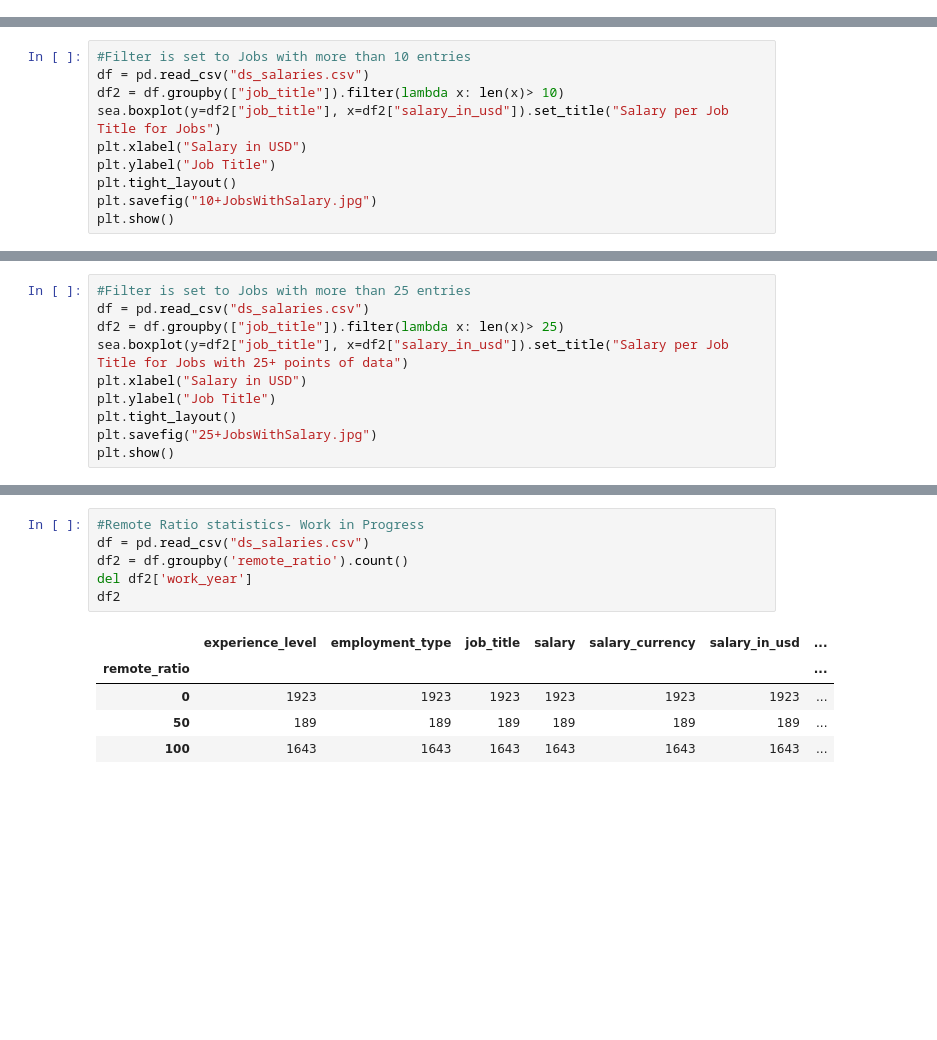
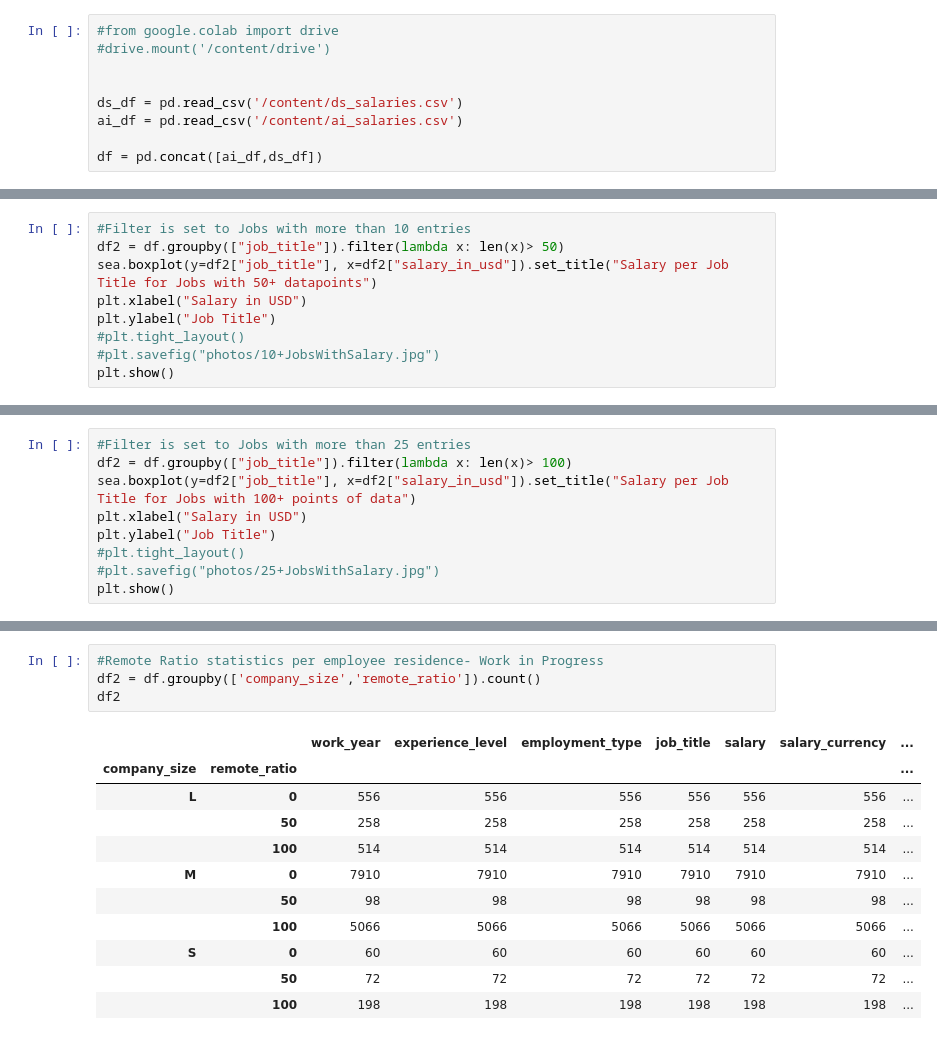
Before and after one commit to kn33hit/finalprj631, a Jupyter notebook: cleanScript.ipynb, the cells around one changed output, grey strips where cells are left out. Drawn from its saved outputs; the diff is of its cells as text; blank space fills up the shorter version.

```diff
--- a/cleanScript.ipynb
+++ b/cleanScript.ipynb
@@ -32,0 +26,9 @@ import dataframe_image as dfi
+# %%
+#from google.colab import drive
+#drive.mount('/content/drive')
+
+
+ds_df = pd.read_csv('/content/ds_salaries.csv')
+ai_df = pd.read_csv('/content/ai_salaries.csv')
+
+df = pd.concat([ai_df,ds_df])
@@ -33,11 +51,10 @@ import dataframe_image as dfi
 # %%
 #Filter is set to Jobs with more than 10 entries
-df = pd.read_csv("ds_salaries.csv")
-df2 = df.groupby(["job_title"]).filter(lambda x: len(x)> 10)
-sea.boxplot(y=df2["job_title"], x=df2["salary_in_usd"]).set_title("Salary per Job Title for Jobs")
+df2 = df.groupby(["job_title"]).filter(lambda x: len(x)> 50)
+sea.boxplot(y=df2["job_title"], x=df2["salary_in_usd"]).set_title("Salary per Job Title for Jobs with 50+ datapoints")
 plt.xlabel("Salary in USD")
 plt.ylabel("Job Title")
-plt.tight_layout()
-plt.savefig("10+JobsWithSalary.jpg")
+#plt.tight_layout()
+#plt.savefig("photos/10+JobsWithSalary.jpg")
 plt.show()
 # %% [output]
@@ -45,11 +62,10 @@ plt.show()
 # %%
 #Filter is set to Jobs with more than 25 entries
-df = pd.read_csv("ds_salaries.csv")
-df2 = df.groupby(["job_title"]).filter(lambda x: len(x)> 25)
-sea.boxplot(y=df2["job_title"], x=df2["salary_in_usd"]).set_title("Salary per Job Title for Jobs with 25+ points of data")
+df2 = df.groupby(["job_title"]).filter(lambda x: len(x)> 100)
+sea.boxplot(y=df2["job_title"], x=df2["salary_in_usd"]).set_title("Salary per Job Title for Jobs with 100+ points of data")
 plt.xlabel("Salary in USD")
 plt.ylabel("Job Title")
-plt.tight_layout()
-plt.savefig("25+JobsWithSalary.jpg")
+#plt.tight_layout()
+#plt.savefig("photos/25+JobsWithSalary.jpg")
 plt.show()
 # %% [output]
@@ -57,12 +177,16 @@ plt.show()
 # %%
-#Remote Ratio statistics- Work in Progress
-df = pd.read_csv("ds_salaries.csv")
-df2 = df.groupby('remote_ratio').count()
-del df2['work_year']
+#Remote Ratio statistics per employee residence- Work in Progress
+df2 = df.groupby(['company_size','remote_ratio']).count()
 df2
 # %% [output]
-|  | experience_level | employment_type | job_title | salary | salary_currency | salary_in_usd | ... |
-| remote_ratio |  |  |  |  |  |  | ... |
-| 0 | 1923 | 1923 | 1923 | 1923 | 1923 | 1923 | ... |
-| 50 | 189 | 189 | 189 | 189 | 189 | 189 | ... |
-| 100 | 1643 | 1643 | 1643 | 1643 | 1643 | 1643 | ... |
+|  |  | work_year | experience_level | employment_type | job_title | salary | salary_currency | ... |
+| company_size | remote_ratio |  |  |  |  |  |  | ... |
+| L | 0 | 556 | 556 | 556 | 556 | 556 | 556 | ... |
+|  | 50 | 258 | 258 | 258 | 258 | 258 | 258 | ... |
+|  | 100 | 514 | 514 | 514 | 514 | 514 | 514 | ... |
+| M | 0 | 7910 | 7910 | 7910 | 7910 | 7910 | 7910 | ... |
+|  | 50 | 98 | 98 | 98 | 98 | 98 | 98 | ... |
+|  | 100 | 5066 | 5066 | 5066 | 5066 | 5066 | 5066 | ... |
+| S | 0 | 60 | 60 | 60 | 60 | 60 | 60 | ... |
+|  | 50 | 72 | 72 | 72 | 72 | 72 | 72 | ... |
+|  | 100 | 198 | 198 | 198 | 198 | 198 | 198 | ... |
```
Also changed, not shown: parts of 24 cells of this notebook.
